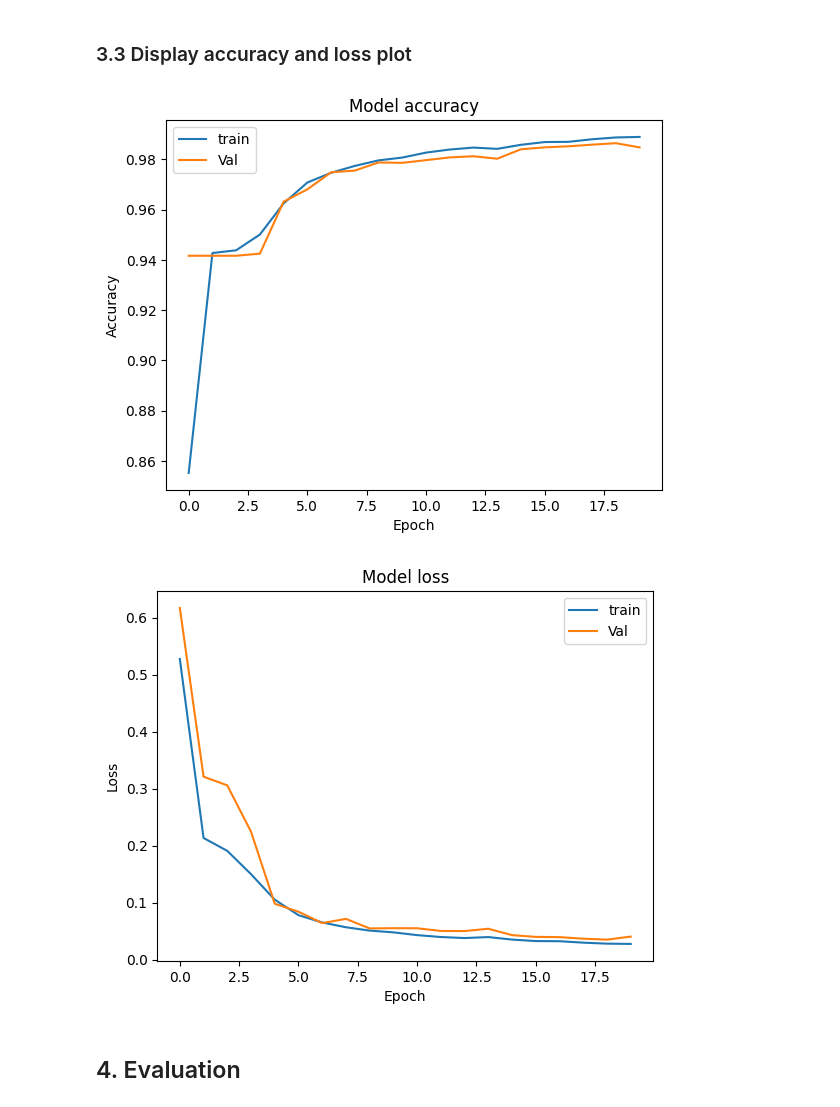
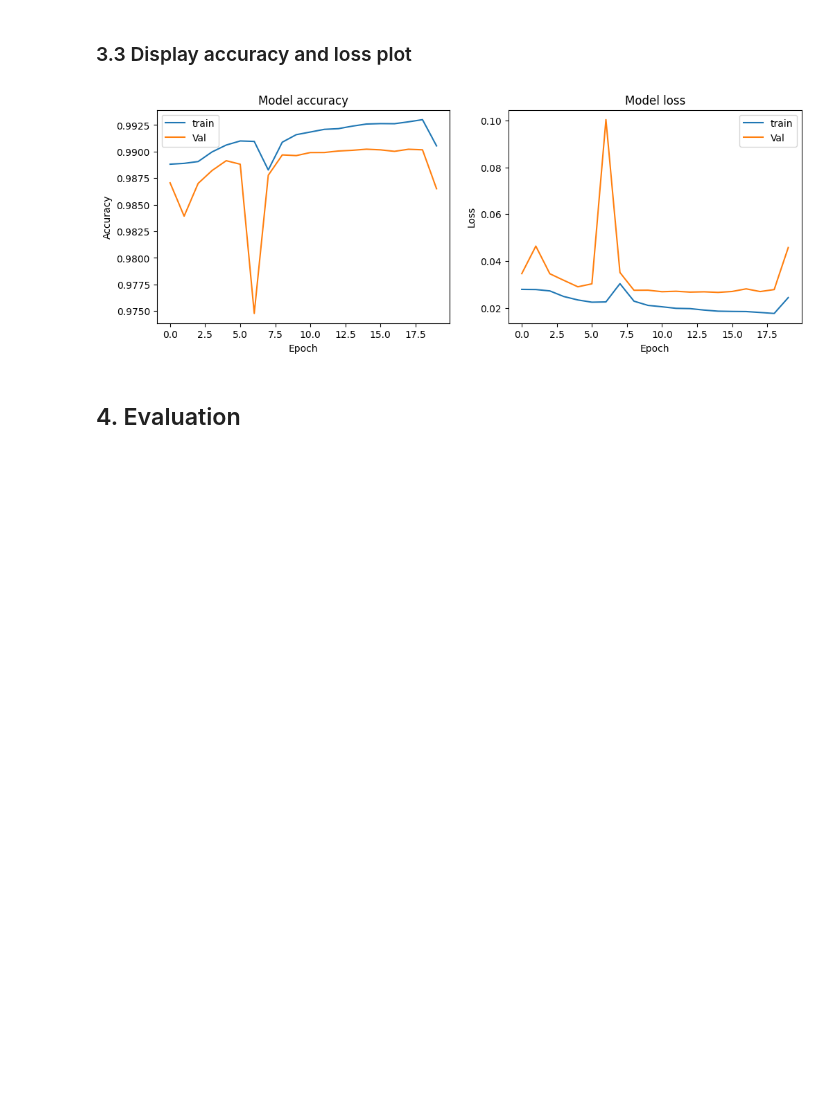
Before and after one commit to ErniW/FCN-image-segmentation, a Jupyter notebook: Image_segmentation_FCN8.ipynb, the cells around one changed output. Cells and saved outputs as stored; diff of their text form; code cells hidden in the pictures; blank space fills up the shorter version.

```diff
--- a/Image_segmentation_FCN8.ipynb
+++ b/Image_segmentation_FCN8.ipynb
@@ -67,12 +68,16 @@ def create_datasets(images_dir, segmentation_dir):
 
     print(f'\nDatasets size:\nTrain: {train_img.shape[0]}\tTest: {test_img.shape[0]}\tVal: {val_img.shape[0]}')
 
-    train_dataset = tf.data.Dataset.from_tensor_slices((train_img, train_seg)).shuffle(512).batch(BATCH_SIZE)
-    test_dataset = tf.data.Dataset.from_tensor_slices((test_img, test_seg)).shuffle(512).batch(BATCH_SIZE, drop_remainder=True)
-    val_dataset = tf.data.Dataset.from_tensor_slices((val_img, val_seg)).shuffle(512).batch(BATCH_SIZE)
+    train_dataset = tf.data.Dataset.from_tensor_slices((train_img, train_seg))
+    train_dataset = train_dataset.shuffle(512, reshuffle_each_iteration=True).batch(BATCH_SIZE)
+    train_dataset = train_dataset.map(preprocess_dataset)
 
-    train_dataset = train_dataset.map(preprocess_dataset)
+    test_dataset = tf.data.Dataset.from_tensor_slices((test_img, test_seg))
+    test_dataset = test_dataset.batch(BATCH_SIZE, drop_remainder=True)
     test_dataset = test_dataset.map(preprocess_dataset)
+
+    val_dataset = tf.data.Dataset.from_tensor_slices((val_img, val_seg))
+    val_dataset = val_dataset.batch(BATCH_SIZE)
     val_dataset = val_dataset.map(preprocess_dataset)
 
     return train_dataset, test_dataset, val_dataset
@@ -305,15 +309,15 @@ ________________________________________________________________________________
 model.compile(
     loss='categorical_crossentropy',
     optimizer='adam',
-    metrics=['accuracy']
+    metrics=['accuracy', tf.keras.metrics.OneHotIoU(num_classes=CLASSES_AMOUNT, target_class_ids=np.arange(CLASSES_AMOUNT))]
 )
 # %% [markdown]
 ### 3.2 Train the model
 # %%
 EPOCHS = 20
 
-early_stopping = tf.keras.callbacks.EarlyStopping(monitor='val_accuracy', patience=5)
+early_stopping = tf.keras.callbacks.EarlyStopping(monitor='val_loss', patience=6)
 
-history = model.fit(train_dataset, batch_size=BATCH_SIZE, epochs=EPOCHS, validation_data=val_dataset, callbacks=[early_stopping])
+history = model.fit(train_dataset, epochs=EPOCHS, validation_data=val_dataset, callbacks=[early_stopping])
 # %% [output]
 Epoch 1/20
@@ -336,24 +340,25 @@ Epoch 20/20
 # %% [markdown]
 ### 3.3 Display accuracy and loss plot
 # %%
-plt.title("Model accuracy")
-plt.plot(history.history["accuracy"])
-plt.plot(history.history["val_accuracy"])
-plt.legend(["train", "Val"], loc="upper left")
-plt.ylabel("Accuracy")
-plt.xlabel("Epoch")
-plt.show()
+fig, axs = plt.subplots(1, 2, figsize=(12,4))
 
-plt.title("Model loss")
-plt.plot(history.history["loss"])
-plt.plot(history.history["val_loss"])
-plt.legend(["train", "Val"], loc="upper right")
-plt.ylabel("Loss")
-plt.xlabel("Epoch")
-plt.show()
+axs[0].set_title("Model accuracy")
+axs[0].plot(history.history["accuracy"])
+axs[0].plot(history.history["val_accuracy"])
+axs[0].legend(["train", "Val"], loc="upper left")
+axs[0].set_ylabel("Accuracy")
+axs[0].set_xlabel("Epoch")
+
+axs[1].set_title("Model loss")
+axs[1].plot(history.history["loss"])
+axs[1].plot(history.history["val_loss"])
+axs[1].legend(["train", "Val"], loc="upper right")
+axs[1].set_ylabel("Loss")
+axs[1].set_xlabel("Epoch")
+
+fig.show()
 # %% [output]
-[figure, old version]
+[figure, new version]
-[figure, removed]
 # %% [markdown]
 ## 4. Evaluation
 # %% [markdown]
```
Also changed, not shown: parts of 24 cells of this notebook.
